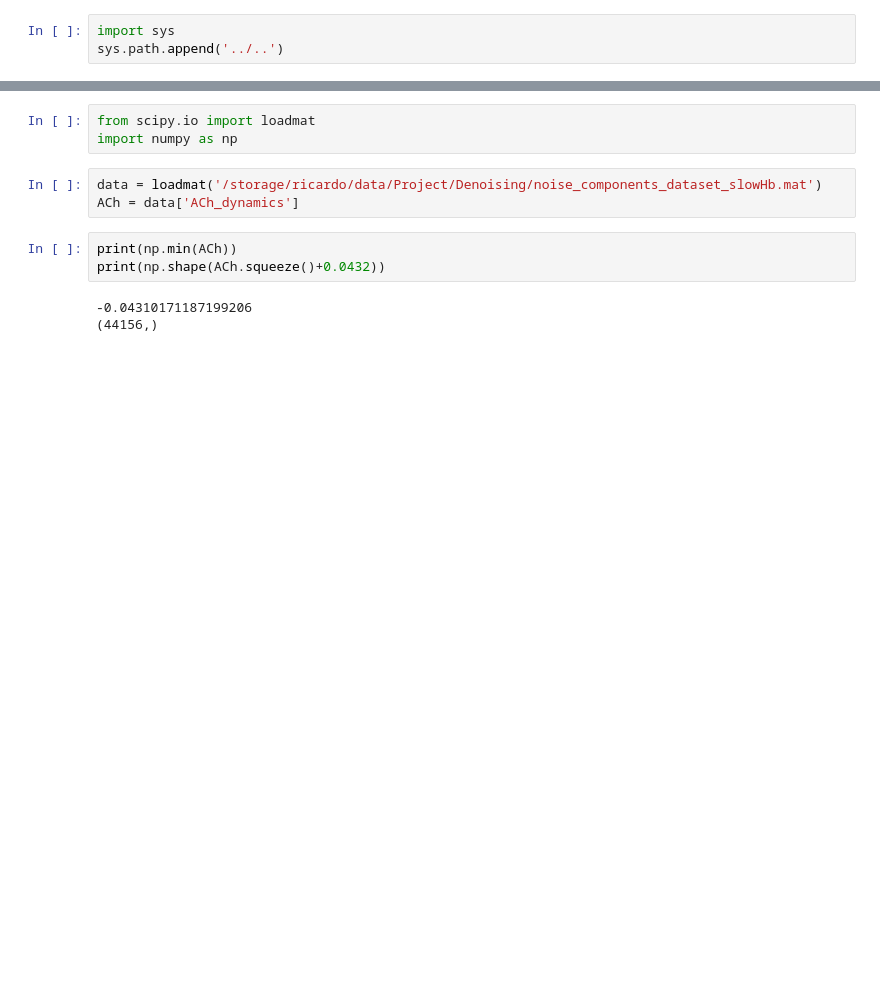
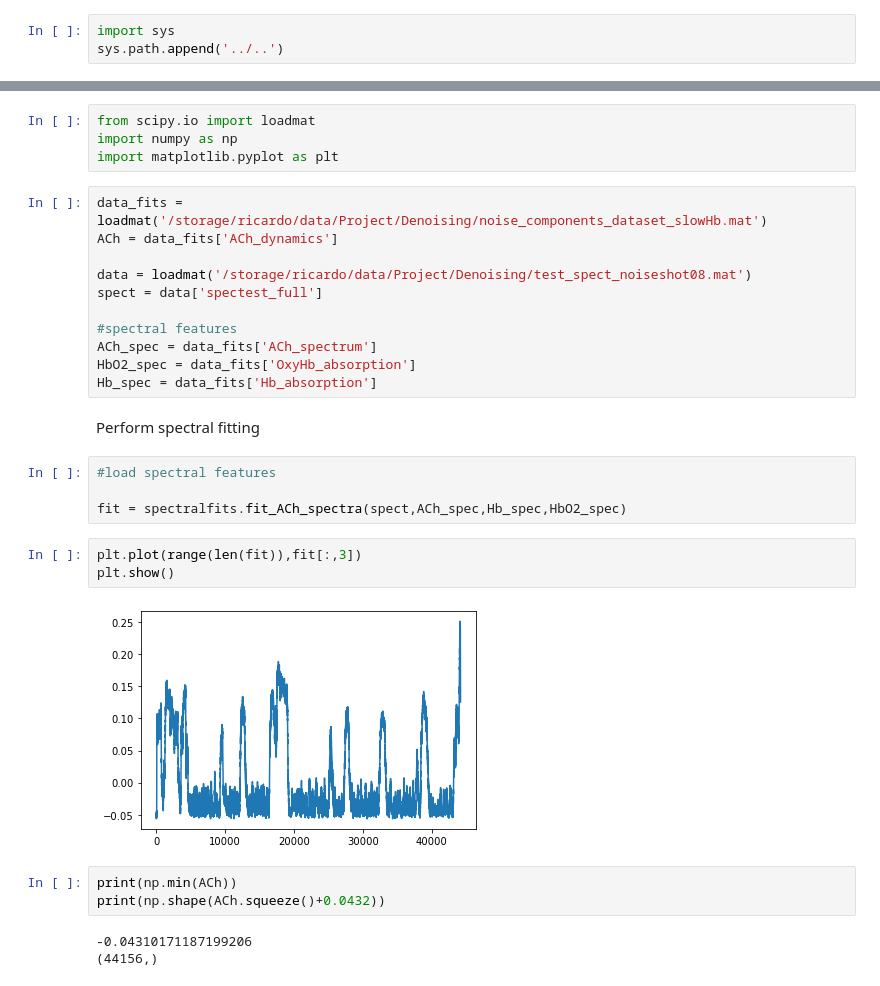
Before and after one commit to rmodosantos/DeepDenoise, a Jupyter notebook: notebooks/Test_models.ipynb, the cells around one changed output, grey strips where cells are left out. Drawn from its saved outputs; the diff is of its cells as text; blank space fills up the shorter version.

Commit message:
spectral fits

```diff
--- a/notebooks/Test_models.ipynb
+++ b/notebooks/Test_models.ipynb
@@ -6,9 +7,29 @@ from DeepDenoise.utils import deconv
 # %%
 from scipy.io import loadmat
 import numpy as np
+import matplotlib.pyplot as plt
-# %%
-data = loadmat('/storage/ricardo/data/Project/Denoising/noise_components_dataset_slowHb.mat')
-ACh = data['ACh_dynamics']
+# %%
+data_fits = loadmat('/storage/ricardo/data/Project/Denoising/noise_components_dataset_slowHb.mat')
+ACh = data_fits['ACh_dynamics']
+
+data = loadmat('/storage/ricardo/data/Project/Denoising/test_spect_noiseshot08.mat')
+spect = data['spectest_full']
+
+#spectral features
+ACh_spec = data_fits['ACh_spectrum']
+HbO2_spec = data_fits['OxyHb_absorption']
+Hb_spec = data_fits['Hb_absorption']
+# %% [markdown]
+Perform spectral fitting
+# %%
+#load spectral features
+
+fit = spectralfits.fit_ACh_spectra(spect,ACh_spec,Hb_spec,HbO2_spec)
+# %%
+plt.plot(range(len(fit)),fit[:,3])
+plt.show()
+# %% [output]
+[figure, added]
 # %%
 print(np.min(ACh))
 print(np.shape(ACh.squeeze()+0.0432))
```
Also changed, not shown: parts of 1 cell of this notebook, 2 other files.
